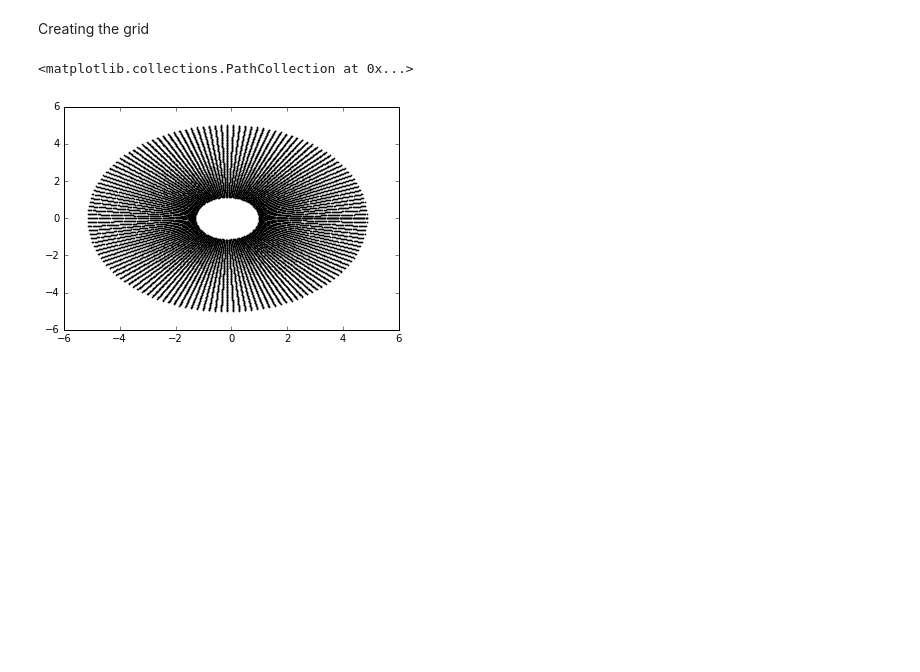
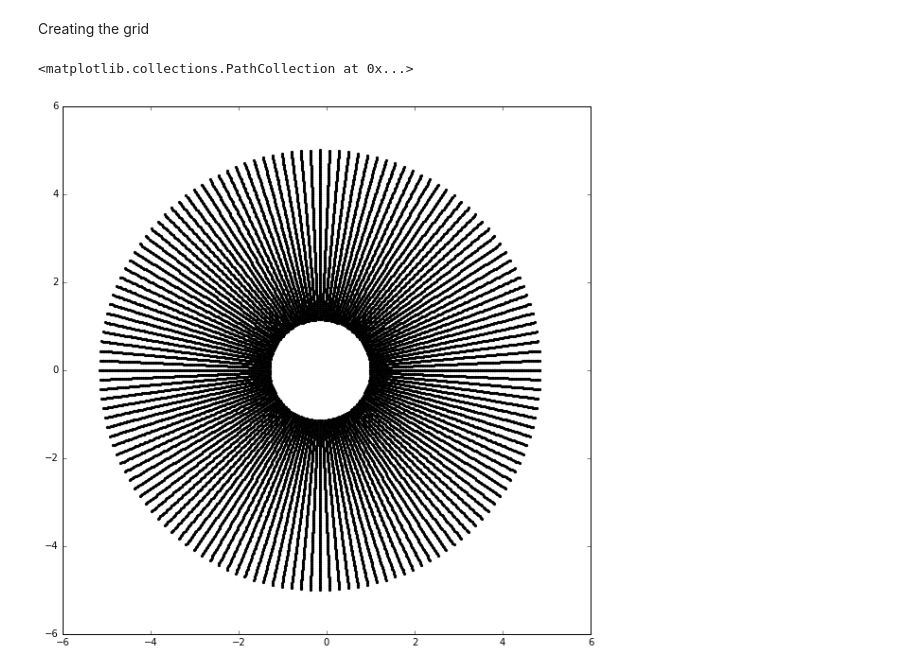
Before and after one commit to Dmphelps89/mae6226, a Jupyter notebook: assignment_02.ipynb, the cells around one changed output. Cells and saved outputs as stored; diff of their text form; code cells hidden in the pictures; blank space fills up the shorter version.

```diff
--- a/assignment_02.ipynb
+++ b/assignment_02.ipynb
@@ -103,16 +103,19 @@ z = r*numpy.cos(theta)-(deltax) + (r*numpy.sin(theta) - deltay)*1j
 # %% [markdown]
 Creating the grid
 # %%
-grid_r = numpy.linspace(r,5,100)
-grid_theta = numpy.linspace(0,2*math.pi,145)
+Nr = 100
+Nt = 145
+grid_r = numpy.linspace(r,5,Nr)
+grid_theta = numpy.linspace(0,2*math.pi,Nt)
 r_mesh,theta_mesh = numpy.meshgrid(grid_r,grid_theta)
-x_grid = r_mesh*numpy.cos(theta_mesh)
+x_grid = r_mesh*numpy.cos(theta_mesh) - (r-c)
 y_grid = r_mesh*numpy.sin(theta_mesh)
-z_grid = (x_grid-.15) + y_grid*1j
+z_grid = x_grid + y_grid*1j
 # %%
-pyplot.scatter(z_grid.real,z_grid.imag,color='k', s=.5)
+pyplot.figure(figsize=(10,10))
+pyplot.scatter(z_grid.real,z_grid.imag,color='k', s=5)
 # %% [output]
 <matplotlib.collections.PathCollection at 0x...>
-[figure, old version]
+[figure, new version]
 # %%
 j_grid = Joukowski(z_grid,c)
```
Also changed, not shown: parts of 70 cells of this notebook, 1 other file.
